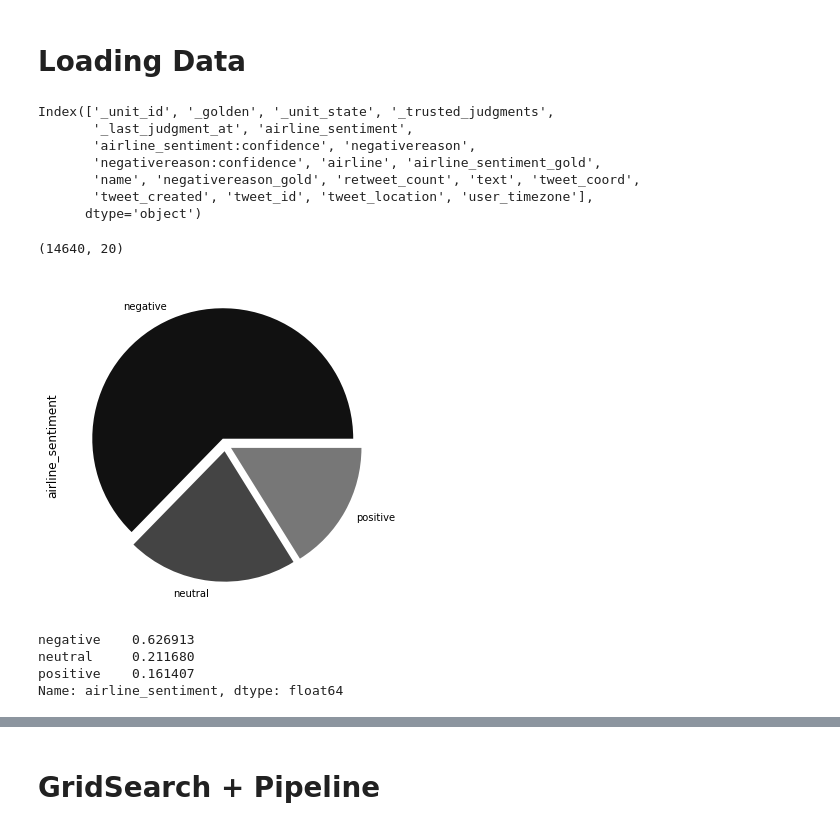
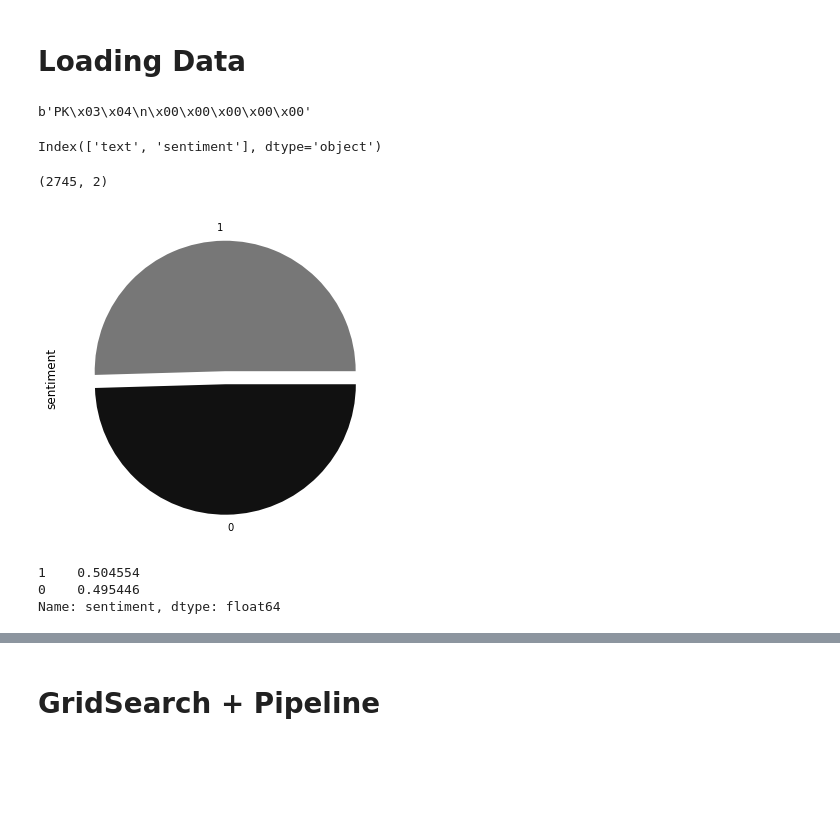
Before and after one commit to PacktPublishing/Hands-On-Machine-Learning-with-scikit-learn-and-Scientific-Python-Toolkits, a Jupyter notebook: chapters/ch06/Text Classification.ipynb, the cells around one changed output, grey strips where cells are left out. Cells and saved outputs as stored; diff of their text form; code cells hidden in the pictures; blank space fills up the shorter version.

Commit message:
chapter 6, new data set

```diff
--- a/chapters/ch06/Text Classification.ipynb
+++ b/chapters/ch06/Text Classification.ipynb
@@ -23,0 +20,4 @@ df = pd.read_csv(StringIO(data.text), sep=",")
+# %%
+response.content[:10]
+# %% [output]
+b'PK\x03\x04\n\x00\x00\x00\x00\x00'
@@ -24,31 +32,40 @@ df = pd.read_csv(StringIO(data.text), sep=",")
+# %%
+df_list = []
+
+for csv_file in ['imdb_labelled.txt', 'yelp_labelled.txt',  'amazon_cells_labelled.txt']:
+
+    csv_file_with_path = f'{data_dir}/sentiment labelled sentences/{csv_file}'
+    temp_df = pd.read_csv(
+        csv_file_with_path,
+        sep="\t", header=0,
+        names=['text', 'sentiment']
+    )
+    df_list.append(temp_df)
+
+df = pd.concat(df_list)
 # %%
 df.columns
 # %% [output]
-Index(['_unit_id', '_golden', '_unit_state', '_trusted_judgments',
-       '_last_judgment_at', 'airline_sentiment',
-       'airline_sentiment:confidence', 'negativereason',
-       'negativereason:confidence', 'airline', 'airline_sentiment_gold',
-       'name', 'negativereason_gold', 'retweet_count', 'text', 'tweet_coord',
-       'tweet_created', 'tweet_id', 'tweet_location', 'user_timezone'],
-      dtype='object')
+Index(['text', 'sentiment'], dtype='object')
 # %%
 df.shape
 # %% [output]
-(14640, 20)
+(2745, 2)
 # %%
 fig, ax = plt.subplots(1, 1, figsize=(8, 6))
 
-explode = (0.05, 0.05, 0.05)
-colors = ['#111111', '#444444', '#777777']
-df['airline_sentiment'].value_counts().plot(kind='pie', colors=colors, explode=explode, ax=ax)
+explode = [0.05, 0.05]
+colors = ['#777777', '#111111']
+df['sentiment'].value_counts().plot(
+    kind='pie', colors=colors, explode=explode, ax=ax
+)
 
 fig.show()
 # %% [output]
-[figure, old version]
+[figure, new version]
 # %%
-df['airline_sentiment'].value_counts() / df['airline_sentiment'].shape[0]
+df['sentiment'].value_counts() / df['sentiment'].shape[0]
 # %% [output]
-negative    0.626913
-neutral     0.211680
-positive    0.161407
-Name: airline_sentiment, dtype: float64
+1    0.504554
+0    0.495446
+Name: sentiment, dtype: float64
```
Also changed, not shown: parts of 46 cells of this notebook, 4 other files.
